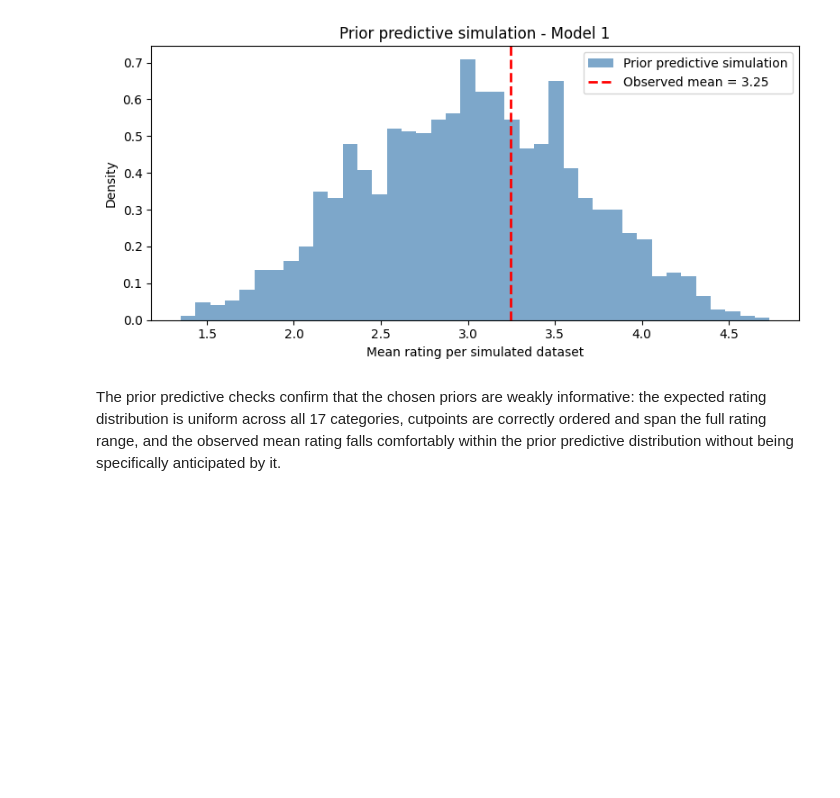
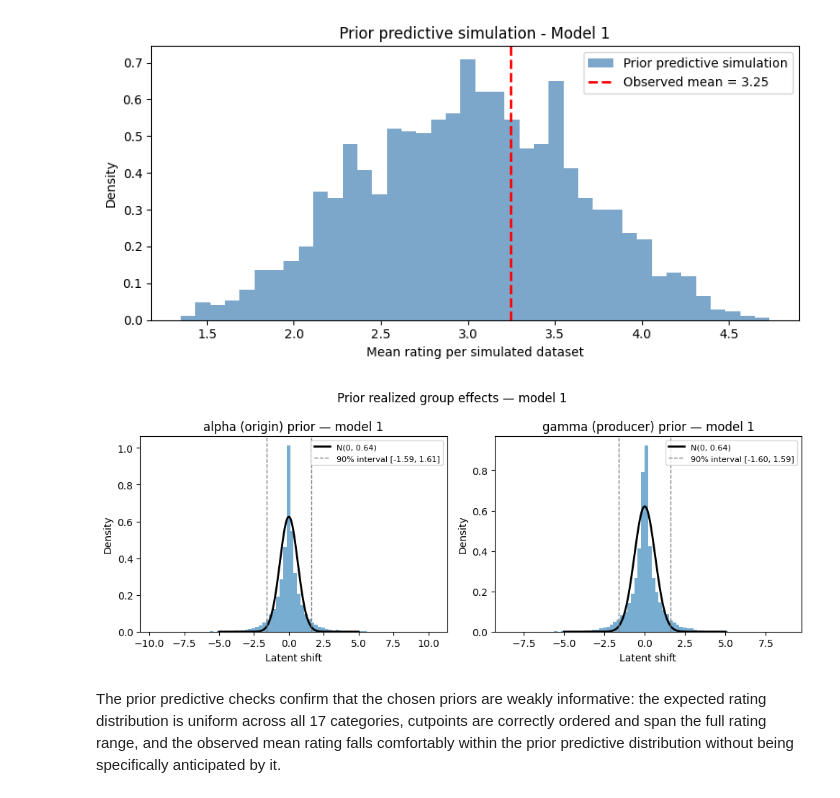
Before and after one commit to Julkaidscns/Chocolate-DA, a Jupyter notebook: analysis.ipynb, the cells around one changed output. Cells and saved outputs as stored; diff of their text form; code cells hidden in the pictures; blank space fills up the shorter version.

Commit message:
prior predictive model plots added

```diff
--- a/analysis.ipynb
+++ b/analysis.ipynb
@@ -265,6 +265,33 @@ plt.tight_layout()
 plt.show()
 # %% [output]
 [figure]
+# %%
+fig, axes = plt.subplots(1, 2, figsize=(10, 4))
+x = np.linspace(-5, 5, 300)
+
+for ax, draws, name in zip(
+    axes,
+    [alpha_prior1, gamma_prior1],
+    ["alpha (origin)", "gamma (producer)"]
+):
+    med_sigma = np.median(draws.std(axis=1))
+    ax.hist(draws.flatten(), bins=80, density=True, alpha=0.6)
+    ax.plot(x, stats.norm.pdf(x, 0, med_sigma), 'k-', lw=2,
+            label=f"N(0, {med_sigma:.2f})")
+    ax.axvline(np.percentile(draws.flatten(), 5),  color='gray', ls='--', lw=1)
+    ax.axvline(np.percentile(draws.flatten(), 95), color='gray', ls='--', lw=1,
+               label=f"90% interval [{np.percentile(draws.flatten(),5):.2f}, "
+                     f"{np.percentile(draws.flatten(),95):.2f}]")
+    ax.set_title(f"{name} prior — model 1")
+    ax.set_xlabel("Latent shift")
+    ax.set_ylabel("Density")
+    ax.legend(fontsize=8)
+
+plt.suptitle("Prior realized group effects — model 1")
+plt.tight_layout()
+plt.show()
+# %% [output]
+[figure, added]
 # %% [markdown]
 The prior predictive checks confirm that the chosen priors are weakly informative: the expected rating distribution is uniform across all 17 categories, cutpoints are correctly ordered and span the full rating range, and the observed mean rating falls comfortably within the prior predictive distribution without being specifically anticipated by it.
 # %% [markdown]
```
